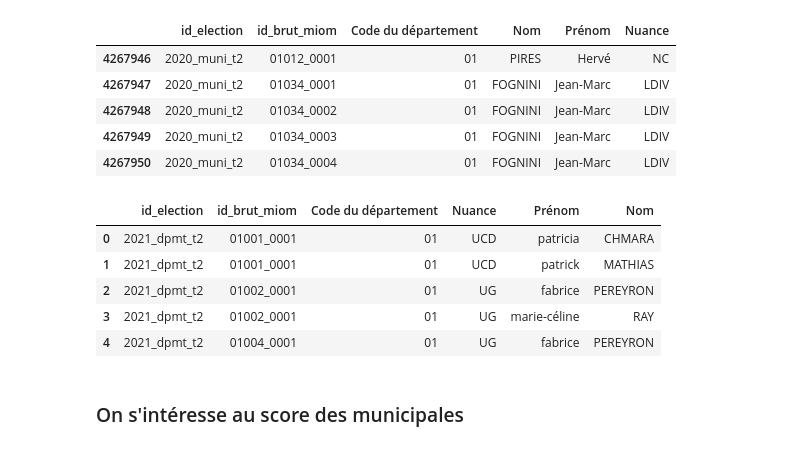
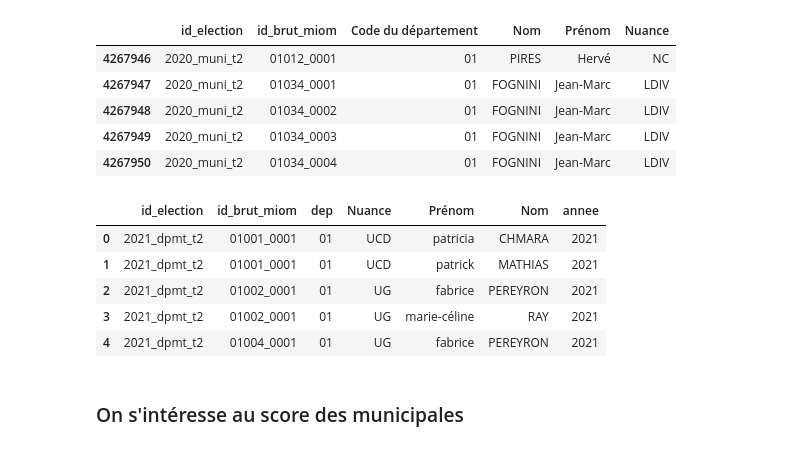
Before and after one commit to xdalp/projet3A, a Jupyter notebook: vote.ipynb, the cells around one changed output. Saved outputs shown, nothing was run; the diff lists cells and outputs as text; code cells hidden in the pictures.

```diff
--- a/vote.ipynb
+++ b/vote.ipynb
@@ -81,15 +81,18 @@ election_hors_dep_et_muni.head()
 # %%
 election_dep_long.rename(columns={'prenom': 'Prénom'}, inplace=True)
 election_dep_long.rename(columns={'nom': 'Nom'}, inplace=True)
+election_dep_long.rename(columns={'Code du département': 'dep'}, inplace=True)
+election_hors_dep_et_muni.rename(columns={'Code du département': 'dep'}, inplace=True)
 liste_candidats_nuance_hors_muni = pd.concat([election_dep_long, election_hors_dep_et_muni], ignore_index=True)
+liste_candidats_nuance_hors_muni['annee'] = liste_candidats_nuance_hors_muni['id_election'].str[:4]
 liste_candidats_nuance_hors_muni.head()
 # %% [output]
-|  | id_election | id_brut_miom | Code du département | Nuance | Prénom | Nom |
-| 0 | 2021_dpmt_t2 | 01001_0001 | 01 | UCD | patricia | CHMARA |
-| 1 | 2021_dpmt_t2 | 01001_0001 | 01 | UCD | patrick | MATHIAS |
-| 2 | 2021_dpmt_t2 | 01002_0001 | 01 | UG | fabrice | PEREYRON |
-| 3 | 2021_dpmt_t2 | 01002_0001 | 01 | UG | marie-céline | RAY |
-| 4 | 2021_dpmt_t2 | 01004_0001 | 01 | UG | fabrice | PEREYRON |
+|  | id_election | id_brut_miom | dep | Nuance | Prénom | Nom | annee |
+| 0 | 2021_dpmt_t2 | 01001_0001 | 01 | UCD | patricia | CHMARA | 2021 |
+| 1 | 2021_dpmt_t2 | 01001_0001 | 01 | UCD | patrick | MATHIAS | 2021 |
+| 2 | 2021_dpmt_t2 | 01002_0001 | 01 | UG | fabrice | PEREYRON | 2021 |
+| 3 | 2021_dpmt_t2 | 01002_0001 | 01 | UG | marie-céline | RAY | 2021 |
+| 4 | 2021_dpmt_t2 | 01004_0001 | 01 | UG | fabrice | PEREYRON | 2021 |
 # %% [markdown]
 ### On s'intéresse au score des municipales
 # %%
```
Also changed, not shown: parts of 17 cells of this notebook.
